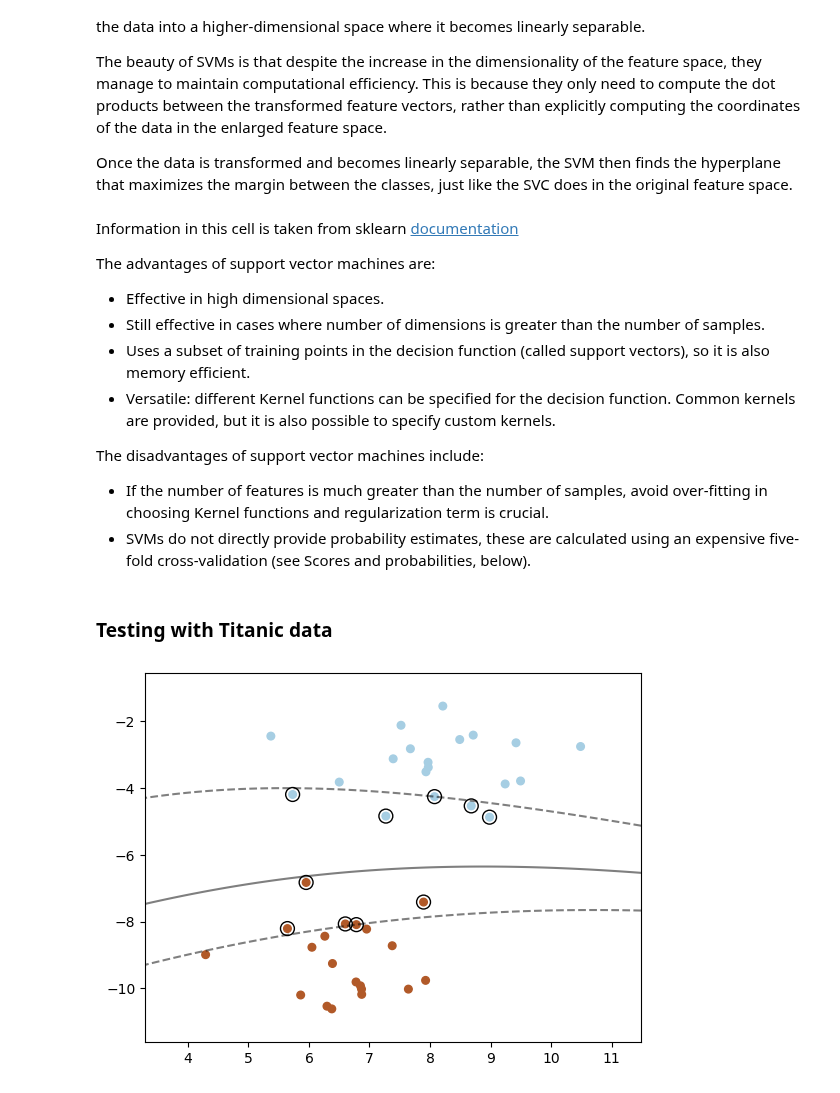
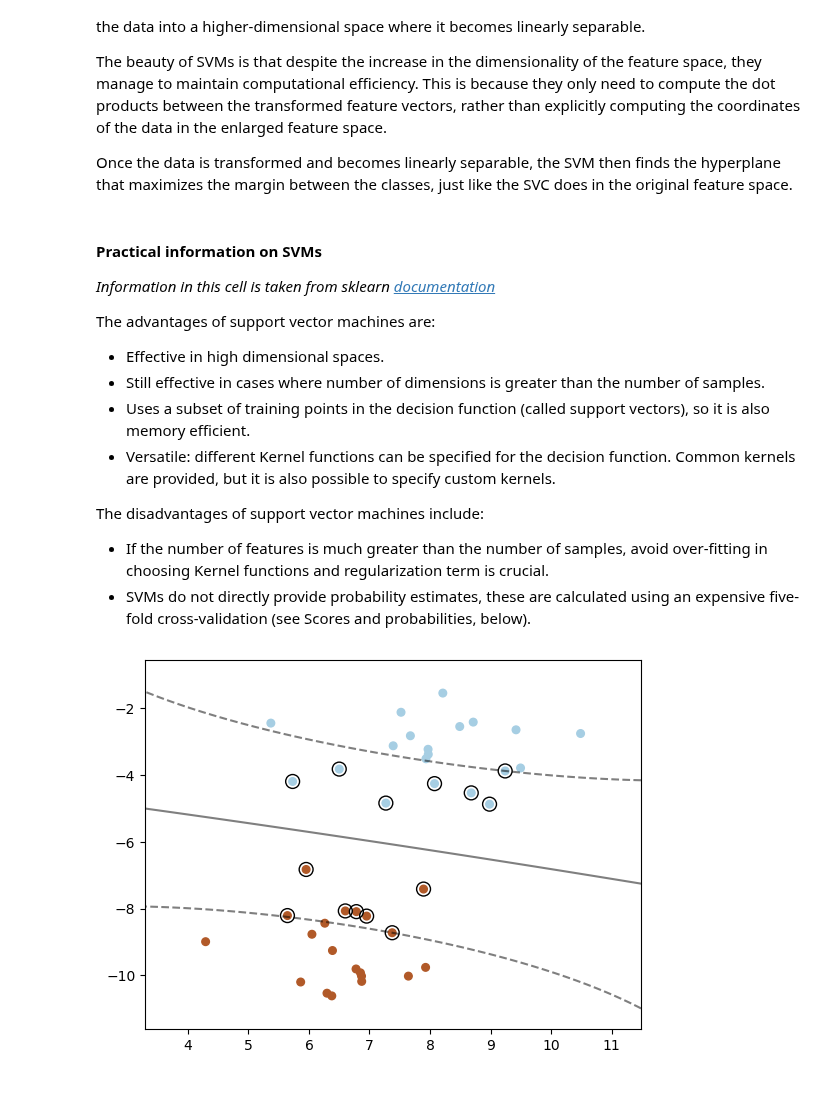
Before and after one commit to luukvanroessel/ML, a Jupyter notebook: classification/SVM_ISLP_theory.ipynb, the cells around one changed output. Saved outputs shown, nothing was run; the diff lists cells and outputs as text; code cells hidden in the pictures.

```diff
--- a/classification/SVM_ISLP_theory.ipynb
+++ b/classification/SVM_ISLP_theory.ipynb
@@ -112,7 +120,9 @@ The beauty of SVMs is that despite the increase in the dimensionality of the fea
 
 Once the data is transformed and becomes linearly separable, the SVM then finds the hyperplane that maximizes the margin between the classes, just like the SVC does in the original feature space.
 # %% [markdown]
-Information in this cell is taken from sklearn [documentation](https://scikit-learn.org/stable/modules/svm.html)
+#### Practical information on SVMs
+
+*Information in this cell is taken from sklearn [documentation](https://scikit-learn.org/stable/modules/svm.html)*
 
 The advantages of support vector machines are:
 
@@ -124,36 +134,34 @@ The advantages of support vector machines are:
 The disadvantages of support vector machines include:
 - If the number of features is much greater than the number of samples, avoid over-fitting in choosing Kernel functions and regularization term is crucial.
 - SVMs do not directly provide probability estimates, these are calculated using an expensive five-fold cross-validation (see Scores and probabilities, below).
-# %% [markdown]
-### Testing with Titanic data
 # %%
 C = 1
-clf = svm.SVC(kernel="poly", C=C)
+clf = svm.SVC(kernel="rbf", C=C)
 clf.fit(X, y)
 
 plt.scatter(X[:, 0], X[:, 1], c=y, s=30, cmap=plt.cm.Paired)
 
 # plot the decision function
 ax = plt.gca()
 DecisionBoundaryDisplay.from_estimator(
     clf,
     X,
     plot_method="contour",
     colors="k",
     levels=[-1, 0, 1],
     alpha=0.5,
     linestyles=["--", "-", "--"],
     ax=ax,
 )
 # plot support vectors
 ax.scatter(
     clf.support_vectors_[:, 0],
     clf.support_vectors_[:, 1],
     s=100,
     linewidth=1,
     facecolors="none",
     edgecolors="k",
 )
 plt.show()
 # %% [output]
-[figure, old version]
+[figure, new version]
```
Also changed, not shown: parts of 3 cells of this notebook.
